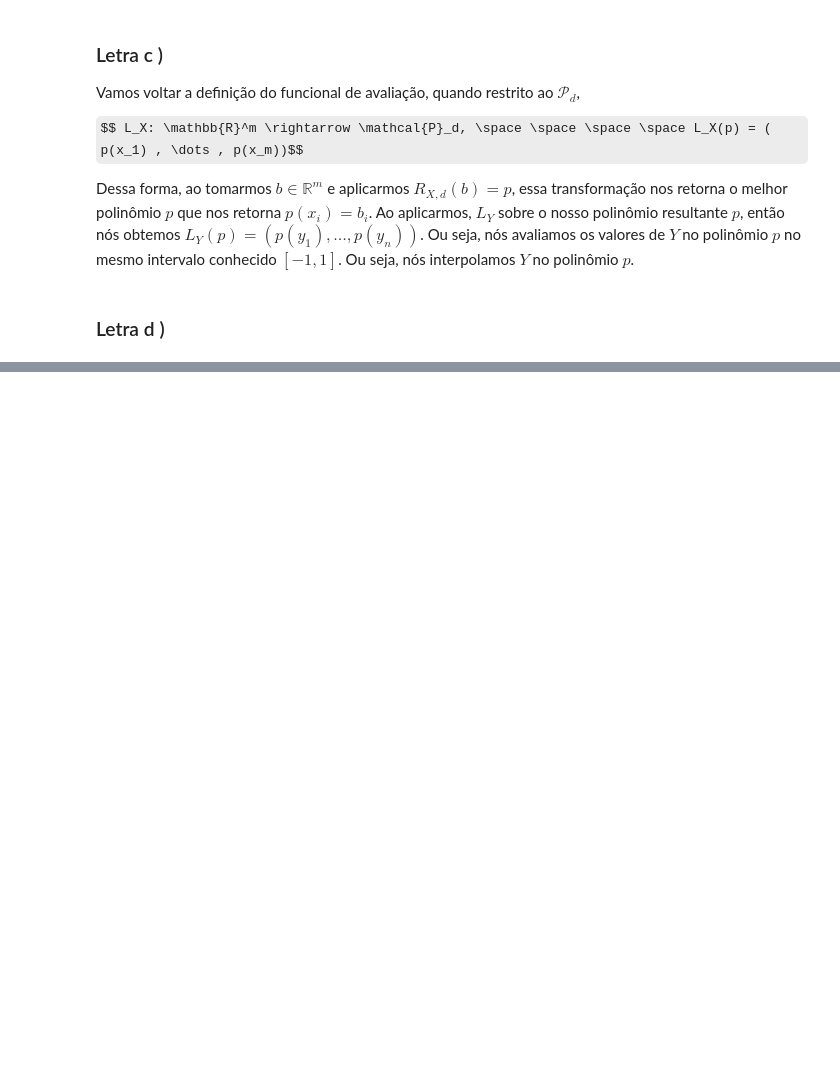
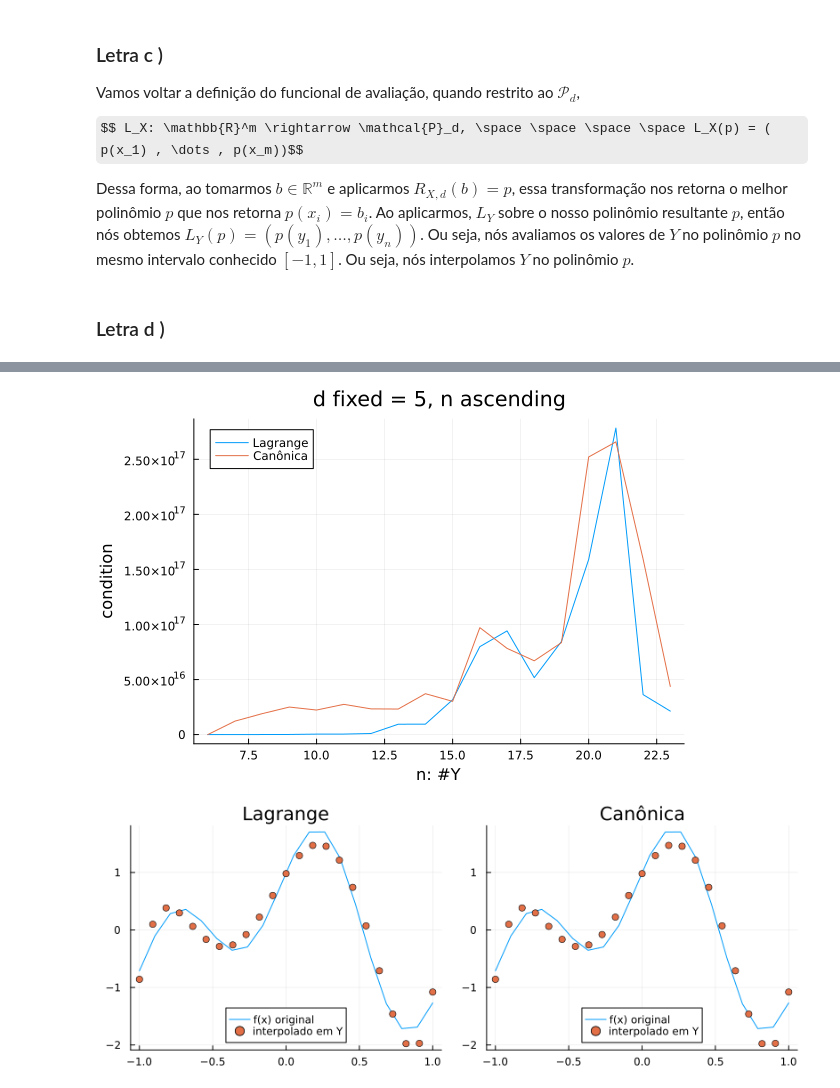
Before and after one commit to davi-dressler/polinomios_interpoladores, a Jupyter notebook: polinomios_interpoladores.ipynb, the cells around one changed output, grey strips where cells are left out. Cells and saved outputs as stored; diff of their text form; code cells hidden in the pictures; some formulas as TeX source; blank space fills up the shorter version.

```diff
--- a/polinomios_interpoladores.ipynb
+++ b/polinomios_interpoladores.ipynb
@@ -244,9 +299,0 @@ evaluate(10,30,5)
-# %%
-X = LinRange(-1, 1, 50)
-Y = LinRange(-1, 1, 20)
-t = cos.(3 .* X) .+ sin.(6 .* X)
-
-y_prev = createLagrange(X, Y, 9) * pinv(createLagrange(X, X, 9)) * t
-
-plot(X, t, label="f(x) original")
-scatter!(Y, y_prev, label="interpolado em Y")
@@ -254,0 +386,6 @@ scatter!(Y, y_prev, label="interpolado em Y")
+# %%
+plot_condition_evaluated_bases(20, 23, 5, true, false)
+plot_interpolation(20, 23, 5)
+# %% [output]
+[figure, added]
+[figure, added]
```
Also changed, not shown: parts of 33 cells of this notebook.
